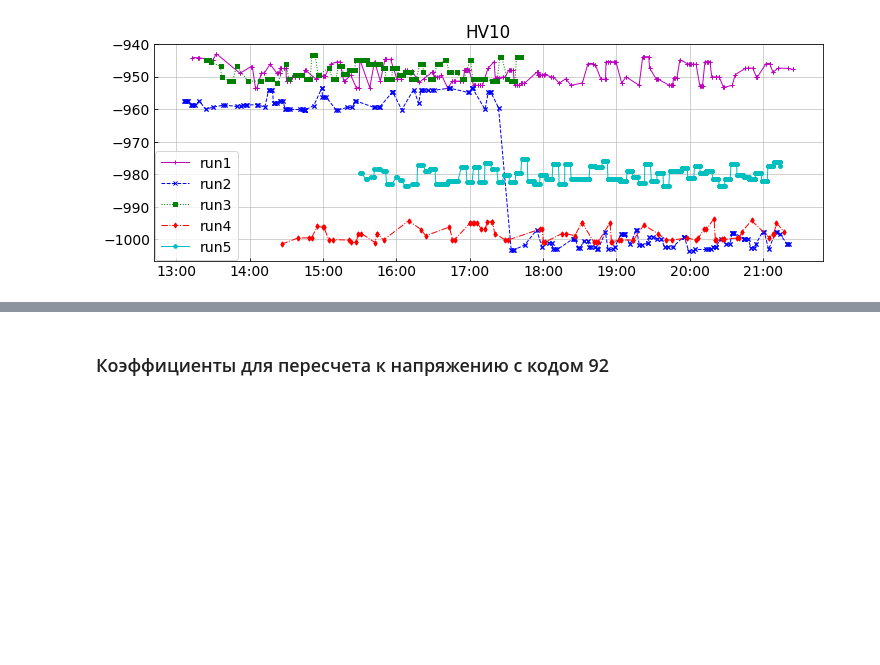
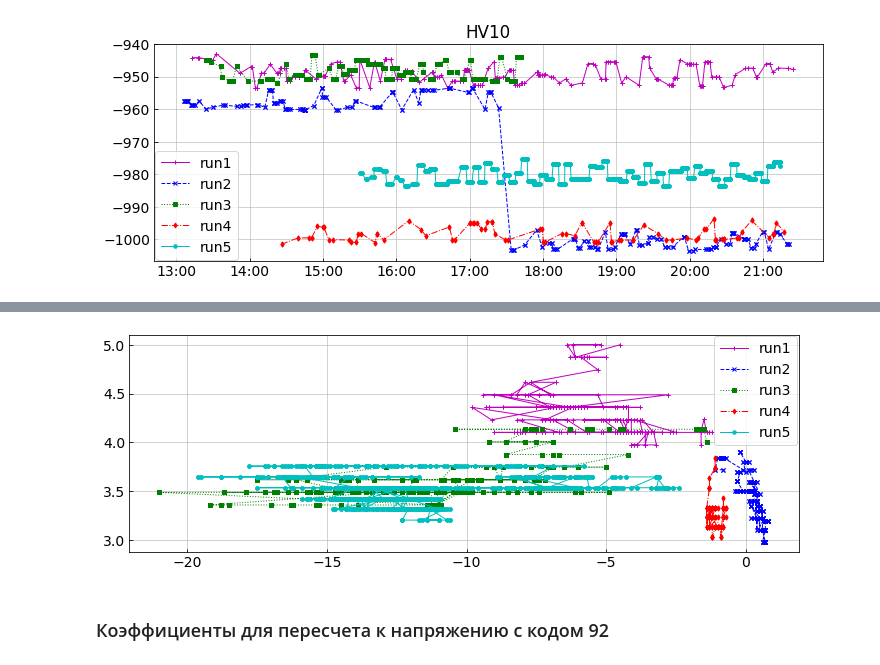
Before and after one commit to bonvech/Sphere, a Jupyter notebook: Data2013/currents/Hamamatsu_2013.ipynb, the cells around one changed output, grey strips where cells are left out. Cells and saved outputs as stored; diff of their text form; code cells hidden in the pictures; blank space fills up the shorter version.

```diff
--- a/Data2013/currents/Hamamatsu_2013.ipynb
+++ b/Data2013/currents/Hamamatsu_2013.ipynb
@@ -89,0 +96,5 @@ ham.head()
+# %%
+clin = pd.read_csv('../data/height_2013.csv',index_col=0)
+params = ['Clin1','Clin2']
+clin = clin[params]
+clin.head(2)
@@ -89,0 +106,3 @@ ham.head()
+# %%
+ham = ham.join(clin)
+ham.head()
@@ -149,3 +186,20 @@ plot_cur('HV10')
+# %%
+plcol = ['m+-','bx--', 'gs:', 'rd-.', 'co-']
+
+plt.rcParams['figure.figsize'] = (12,4)
+fig, ax = plt.subplots()
+for i in range(1, 6):
+    data = ham[ham.run == i]
+    y = data['cur0']
+    x = data['Clin2']
+    label = 'run' + str(i)
+    ax.plot(x, y, plcol[i-1], label = label)
+
+#ax.set_title(param)
+plt.legend(borderaxespad=0.1)
+plt.grid()
+# %% [output]
+[figure, added]
 # %% [markdown]
 ### Коэффициенты для пересчета к напряжению c кодом 92
 # %%
```
Also changed, not shown: parts of 6 cells of this notebook.
